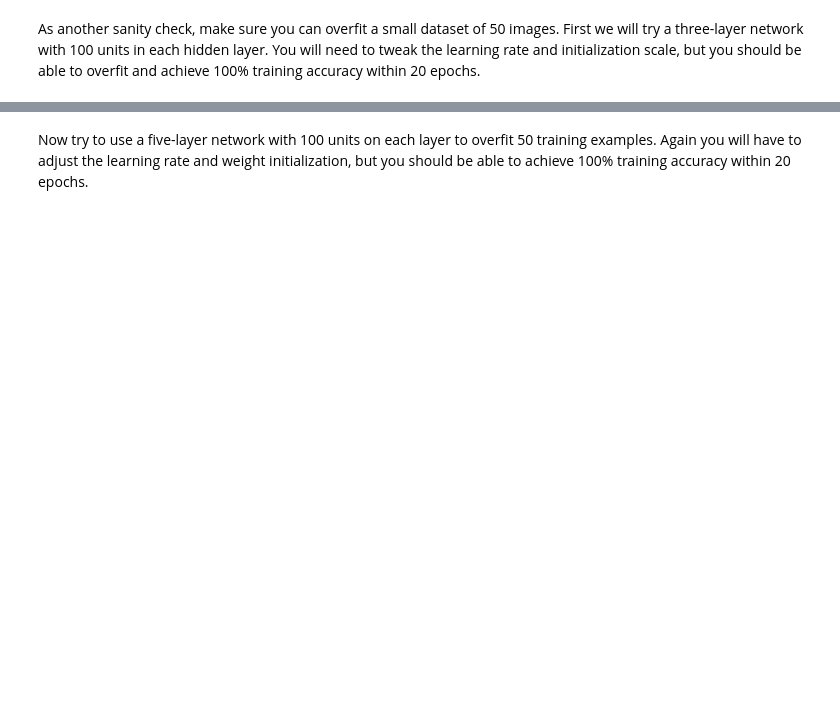
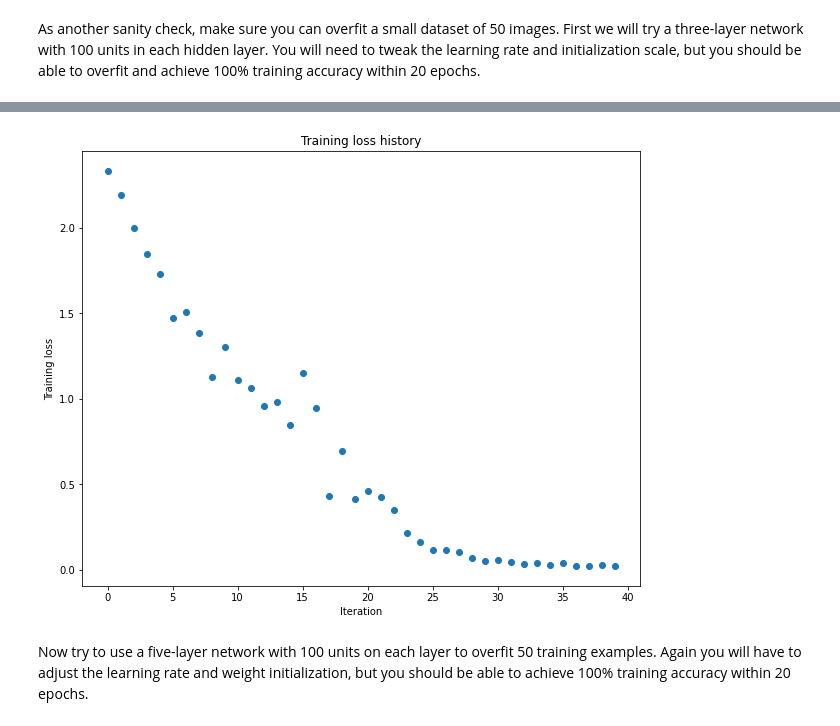
Before and after one commit to PKUfudawei/CS182, a Jupyter notebook: homework/hw1/FullyConnectedNets.ipynb, the cells around one changed output, grey strips where cells are left out. Cells and saved outputs as stored; diff of their text form; code cells hidden in the pictures; blank space fills up the shorter version.

```diff
--- a/homework/hw1/FullyConnectedNets.ipynb
+++ b/homework/hw1/FullyConnectedNets.ipynb
@@ -411,8 +428,8 @@ small_data = {
 ############################################################################
 # TODO: Tune these parameters to get 100% train accuracy within 20 epochs. #
 ############################################################################
-weight_scale = 1e-2
-learning_rate = 1e-4
+weight_scale = 1e-2 ## maybe can try a loop to scan these two hyper-parameters
+learning_rate = 1e-2## maybe can try a loop to scan these two hyper-parameters
 ############################################################################
 #                             END OF YOUR CODE                             #
 ############################################################################
@@ -435,3 +452,4 @@ plt.ylabel('Training loss')
 plt.show()
 
 solver.record_histories_as_npz('submission_logs/overfit_3layer_fc.npz')
+# %% [output]
@@ -438,3 +473,4 @@ solver.record_histories_as_npz('submission_logs/overfit_3layer_fc.npz')
+[figure, added]
 # %% [markdown]
 Now try to use a five-layer network with 100 units on each layer to overfit 50 training examples. Again you will have to adjust the learning rate and weight initialization, but you should be able to achieve 100% training accuracy within 20 epochs.
 # %%
```
Also changed, not shown: parts of 15 cells of this notebook, 9 other files.
